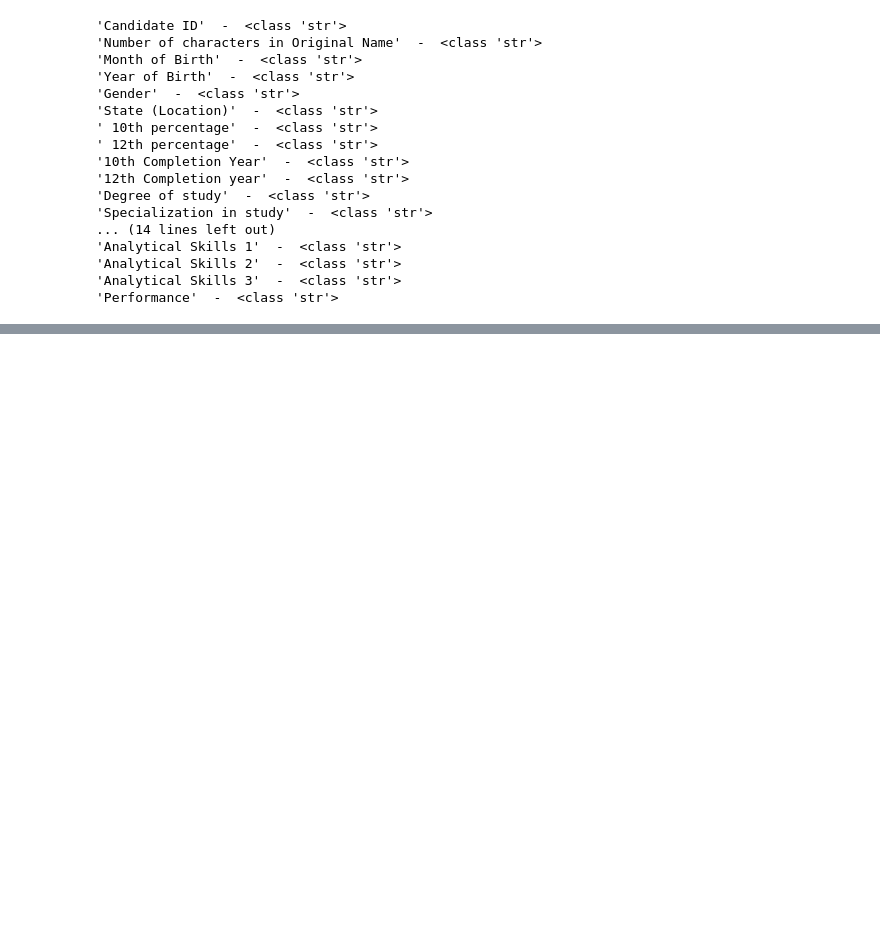
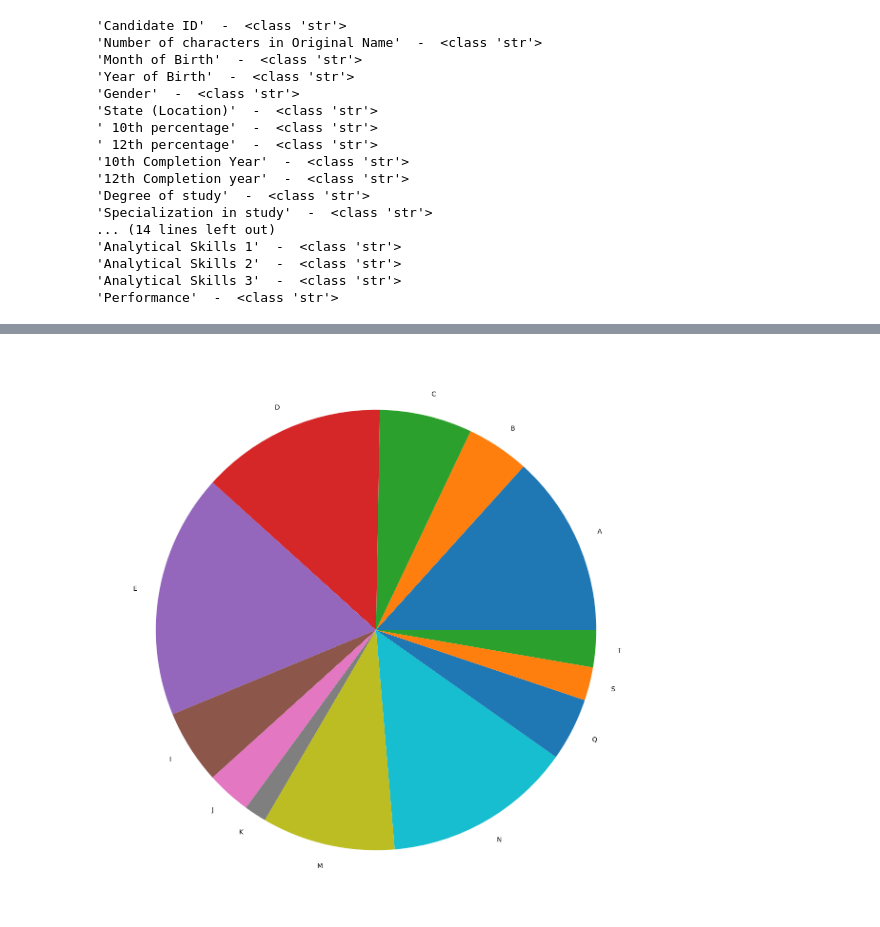
Before and after one commit to MarianaSiano/Mineracao_de_Dados, a Jupyter notebook: Tratamento_Dados/Tratamento_Dados.ipynb, the cells around one changed output, grey strips where cells are left out. Saved outputs shown, nothing was run; the diff lists cells and outputs as text; code cells hidden in the pictures; blank space fills up the shorter version.

```diff
--- a/Tratamento_Dados/Tratamento_Dados.ipynb
+++ b/Tratamento_Dados/Tratamento_Dados.ipynb
@@ -70,0 +97,24 @@ for column in dados.columns:
+# %%
+states = sorted(set(dados['State (Location)'])) #Adiciona os estados disponiveis
+list_states = list(dados['State (Location)']) #Transforma em uma lista os valores do 'State (Location)
+
+dic = {}
+for state in states:
+    dic[state] = float(list_states.count(state)) #Dicionario {Estado: Quantidade de pessoas}
+# %%
+#Removendo o ruido baseado nos estados, estados com quantidade maiores ou iguais a 5 serão mantidos
+labels = []
+sizes = []
+
+for x, y in dic.items(): #For para montar o gráfico de estados e remove os ruidos da tabela
+    if(y > 4):
+        labels.append(x)
+        sizes.append(y)
+    else:
+        dados.drop(dados.loc[dados['State (Location)']==x].index, inplace=True)
+# %%
+#Plot pie
+plt.pie(sizes, labels=labels)
+plt.show()
+# %% [output]
+[figure, added]
```
Also changed, not shown: parts of 11 cells of this notebook.
